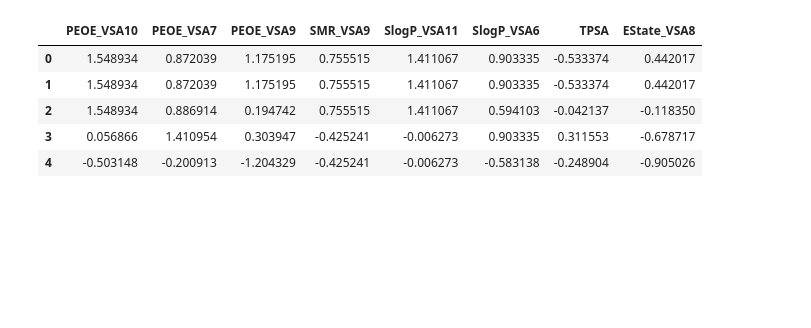
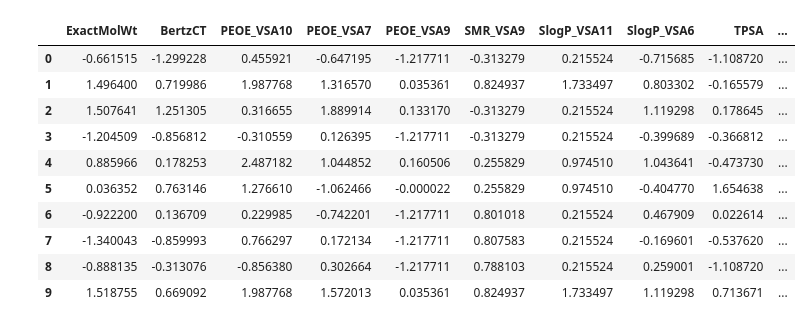
Before and after one commit to martin-sicho/MI_ADM, a Jupyter notebook: learn.ipynb, the cells around one changed output. Drawn from its saved outputs; the diff is of its cells as text; code cells hidden in the pictures; blank space fills up the shorter version.

```diff
--- a/learn.ipynb
+++ b/learn.ipynb
@@ -46,4 +72,4 @@ data.shape
 # %%
 import numpy as np
 
-data.ic50_experiment = data.ic50_experiment.apply(lambda x : -1.0 * np.log10(x / 1.0e9))
+data.ic50 = data.ic50.apply(lambda x : -1.0 * np.log10(x / 1.0e9))
@@ -94,0 +128,11 @@ descriptors[:5]
+# %%
+from sklearn.feature_selection import VarianceThreshold
+
+# find the names of the columns with zero variance
+var_sel = VarianceThreshold()
+var_sel.fit(data.iloc[:,1:])
+removed_descriptors = get_removed_feats(data, var_sel)
+
+# update the data frame
+update_data(data, removed_descriptors)
+data.head(10)
@@ -96,8 +158,13 @@ descriptors[:5]
 from sklearn.feature_selection import SelectPercentile
 from sklearn.feature_selection import f_regression
 
+# keep only the descriptors that show significant
+# correlation with the target variable (pIC50)
 regre_sele = SelectPercentile(f_regression, percentile=50)
-regre_sele.fit(descriptors, data.ic50_experiment)
+regre_sele.fit(data.iloc[:,1:], data.ic50)
+removed_descriptors = get_removed_feats(data, regre_sele)
 
-descriptors, descriptors_names = show_feat_sele_results(regre_sele, descriptors, descriptors_names)
+# update the data frame
+update_data(data, removed_descriptors)
+data.head(10)
 # %% [output]
@@ -113,8 +194,12 @@ lasso = Lasso(
     , copy_X=True
     , random_state=42
     , max_iter=2e3
-).fit(descriptors, data.ic50_experiment)
+).fit(data.iloc[:,1:], data.ic50)
 sel_from_mod = SelectFromModel(lasso, prefit=True)
 
-descriptors, descriptors_names = show_feat_sele_results(sel_from_mod, descriptors, descriptors_names)
+removed_descriptors = get_removed_feats(data, sel_from_mod)
+
+# update the data frame
+update_data(data, removed_descriptors)
+data.head(10)
 # %% [output]
@@ -151,16 +264,20 @@ plt.show()
 # %%
 from sklearn.preprocessing import StandardScaler
 from pandas import DataFrame
 
 scaler = StandardScaler(copy=False)
-scaler.fit(descriptors)
-descriptors = DataFrame(scaler.transform(descriptors))
-descriptors.columns = descriptors_names
-descriptors[0:5]
+scaler.fit(data.iloc[:,1:])
+scaled_descs = DataFrame(scaler.transform(data.iloc[:,1:]), columns=data.iloc[:,1:].columns)
+scaled_descs.head(10)
 # %% [output]
-|  | PEOE_VSA10 | PEOE_VSA7 | PEOE_VSA9 | SMR_VSA9 | SlogP_VSA11 | SlogP_VSA6 | TPSA | EState_VSA8 |
-| 0 | 1.548934 | 0.872039 | 1.175195 | 0.755515 | 1.411067 | 0.903335 | -0.533374 | 0.442017 |
-| 1 | 1.548934 | 0.872039 | 1.175195 | 0.755515 | 1.411067 | 0.903335 | -0.533374 | 0.442017 |
-| 2 | 1.548934 | 0.886914 | 0.194742 | 0.755515 | 1.411067 | 0.594103 | -0.042137 | -0.118350 |
-| 3 | 0.056866 | 1.410954 | 0.303947 | -0.425241 | -0.006273 | 0.903335 | 0.311553 | -0.678717 |
-| 4 | -0.503148 | -0.200913 | -1.204329 | -0.425241 | -0.006273 | -0.583138 | -0.248904 | -0.905026 |
+|  | ExactMolWt | BertzCT | PEOE_VSA10 | PEOE_VSA7 | PEOE_VSA9 | SMR_VSA9 | SlogP_VSA11 | SlogP_VSA6 | TPSA | ... |
+| 0 | -0.661515 | -1.299228 | 0.455921 | -0.647195 | -1.217711 | -0.313279 | 0.215524 | -0.715685 | -1.108720 | ... |
+| 1 | 1.496400 | 0.719986 | 1.987768 | 1.316570 | 0.035361 | 0.824937 | 1.733497 | 0.803302 | -0.165579 | ... |
+| 2 | 1.507641 | 1.251305 | 0.316655 | 1.889914 | 0.133170 | -0.313279 | 0.215524 | 1.119298 | 0.178645 | ... |
+| 3 | -1.204509 | -0.856812 | -0.310559 | 0.126395 | -1.217711 | -0.313279 | 0.215524 | -0.399689 | -0.366812 | ... |
+| 4 | 0.885966 | 0.178253 | 2.487182 | 1.044852 | 0.160506 | 0.255829 | 0.974510 | 1.043641 | -0.473730 | ... |
+| 5 | 0.036352 | 0.763146 | 1.276610 | -1.062466 | -0.000022 | 0.255829 | 0.974510 | -0.404770 | 1.654638 | ... |
+| 6 | -0.922200 | 0.136709 | 0.229985 | -0.742201 | -1.217711 | 0.801018 | 0.215524 | 0.467909 | 0.022614 | ... |
+| 7 | -1.340043 | -0.859993 | 0.766297 | 0.172134 | -1.217711 | 0.807583 | 0.215524 | -0.169601 | -0.537620 | ... |
+| 8 | -0.888135 | -0.313076 | -0.856380 | 0.302664 | -1.217711 | 0.788103 | 0.215524 | 0.259001 | -1.108720 | ... |
+| 9 | 1.518755 | 0.669092 | 1.987768 | 1.572013 | 0.035361 | 0.824937 | 1.733497 | 1.119298 | 0.713671 | ... |
```
Also changed, not shown: parts of 38 cells of this notebook, 1 other file.
